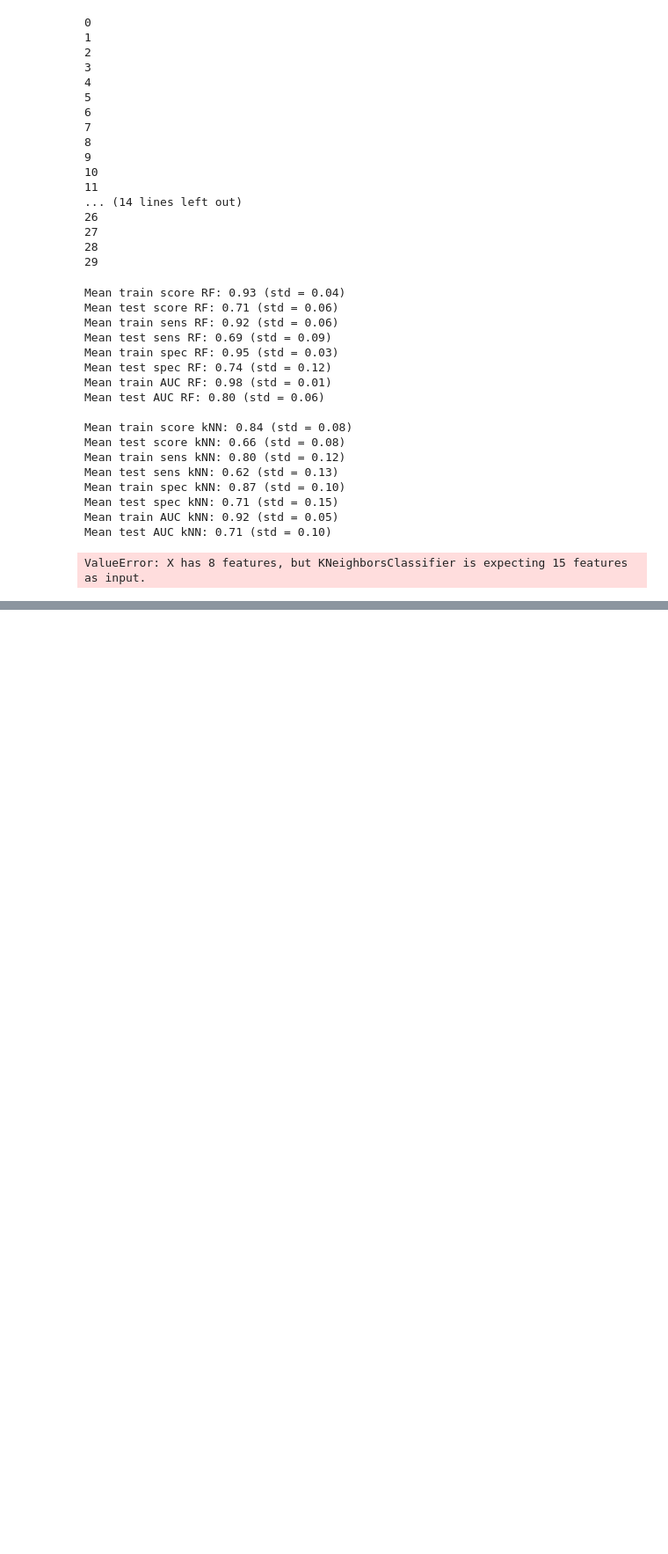
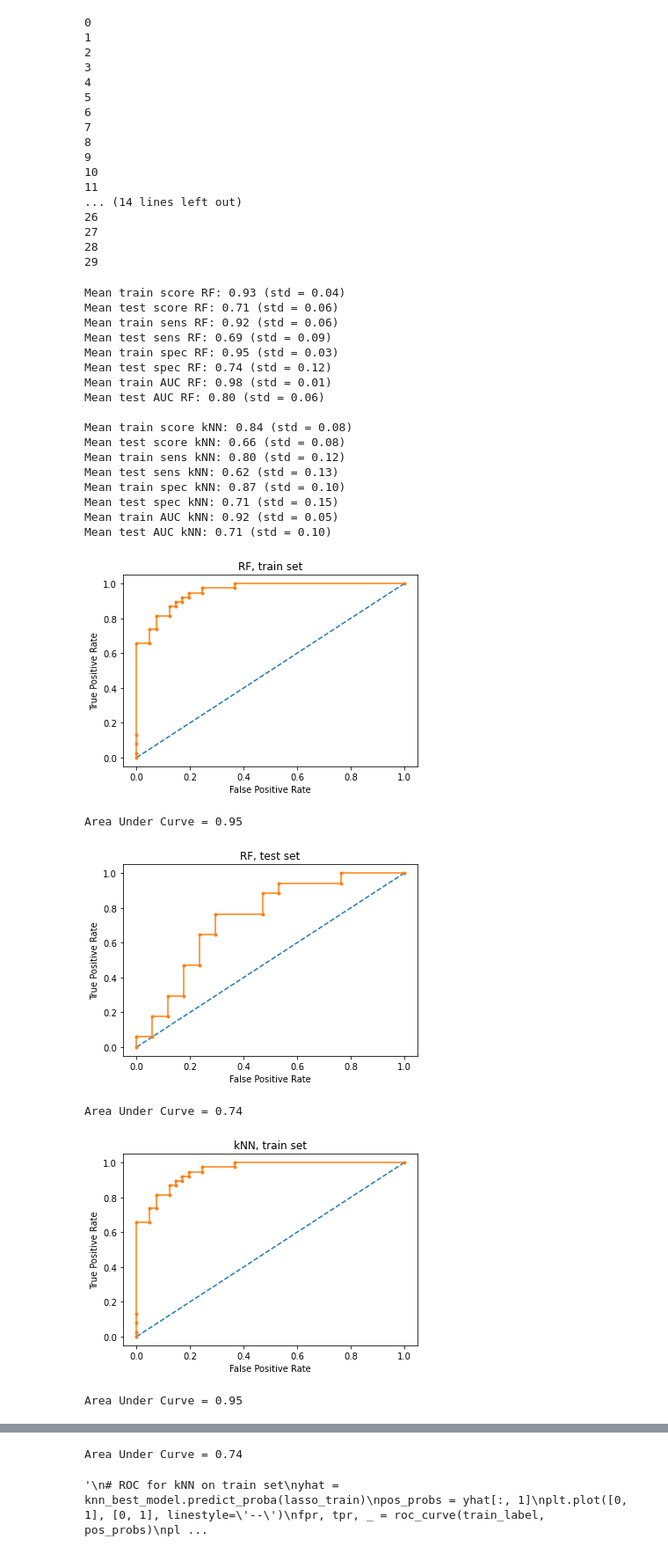
Before and after one commit to vagmarting/TM10007_Group_8, a Jupyter notebook: main.ipynb, the cells around one changed output, grey strips where cells are left out. Shown at 88% size. Saved outputs shown, nothing was run; the diff lists cells and outputs as text; code cells hidden in the pictures; blank space fills up the shorter version.

Commit message:
Added ROC plots for both classifiers on train and test set

```diff
--- a/main.ipynb
+++ b/main.ipynb
@@ -324,24 +328,37 @@ Mean train spec kNN: 0.87 (std = 0.10)
 Mean test spec kNN: 0.71 (std = 0.15)
 Mean train AUC kNN: 0.92 (std = 0.05)
 Mean test AUC kNN: 0.71 (std = 0.10)
-# %%
-# predict probabilities
-yhat = best_model.predict_proba(i)
-# retrieve just the probabilities for the positive class
-pos_probs = yhat[:, 1]
-# plot no skill roc curve
-plt.plot([0, 1], [0, 1], linestyle='--')
-# calculate roc curve for model
-fpr, tpr, _ = roc_curve(test_label, pos_probs)
-# plot model roc curve
-plt.plot(fpr, tpr, marker='.')
-# axis labels
-plt.xlabel('False Positive Rate')
-plt.ylabel('True Positive Rate')
-# show the plot
-plt.show()
-# auc score
-roc_auc = roc_auc_score(test_label, pos_probs)
-print(f"Area Under Curve = {roc_auc:.2f}")
-# %% [output]
-ValueError: X has 8 features, but KNeighborsClassifier is expecting 15 features as input.
+# %%
+# ROC for RF on train set
+for i in (rf_best_model, knn_best_model):
+    yhat = rf_best_model.predict_proba(lasso_train)
+    pos_probs = yhat[:, 1]
+    plt.plot([0, 1], [0, 1], linestyle='--')
+    fpr, tpr, _ = roc_curve(train_label, pos_probs)
+    plt.plot(fpr, tpr, marker='.')
+    plt.xlabel('False Positive Rate')
+    plt.ylabel('True Positive Rate')
+    plt.title(f'{("RF" if i == rf_best_model else "kNN")}, train set')
+    plt.show()
+    roc_auc = roc_auc_score(train_label, pos_probs)
+    print(f"Area Under Curve = {roc_auc:.2f}")
+
+    # ROC for RF on test set
+    yhat = rf_best_model.predict_proba(lasso_test)
+    pos_probs = yhat[:, 1]
+    plt.plot([0, 1], [0, 1], linestyle='--')
+    fpr, tpr, _ = roc_curve(test_label, pos_probs)
+    plt.plot(fpr, tpr, marker='.')
+    plt.xlabel('False Positive Rate')
+    plt.ylabel('True Positive Rate')
+    plt.title(f'{("RF" if i == rf_best_model else "kNN")}, test set')
+    plt.show()
+    roc_auc = roc_auc_score(test_label, pos_probs)
+    print(f"Area Under Curve = {roc_auc:.2f}")
+# %% [output]
+[figure, added]
+Area Under Curve = 0.95
+[figure, added]
+Area Under Curve = 0.74
+[figure, added]
+Area Under Curve = 0.95
@@ -347,0 +366,2 @@ ValueError: X has 8 features, but KNeighborsClassifier is expecting 15 features
+Area Under Curve = 0.74
+'\n# ROC for kNN on train set\nyhat = knn_best_model.predict_proba(lasso_train)\npos_probs = yhat[:, 1]\nplt.plot([0, 1], [0, 1], linestyle=\'--\')\nfpr, tpr, _ = roc_curve(train_label, pos_probs)\npl ...
```
Also changed, not shown: parts of 3 cells of this notebook.
